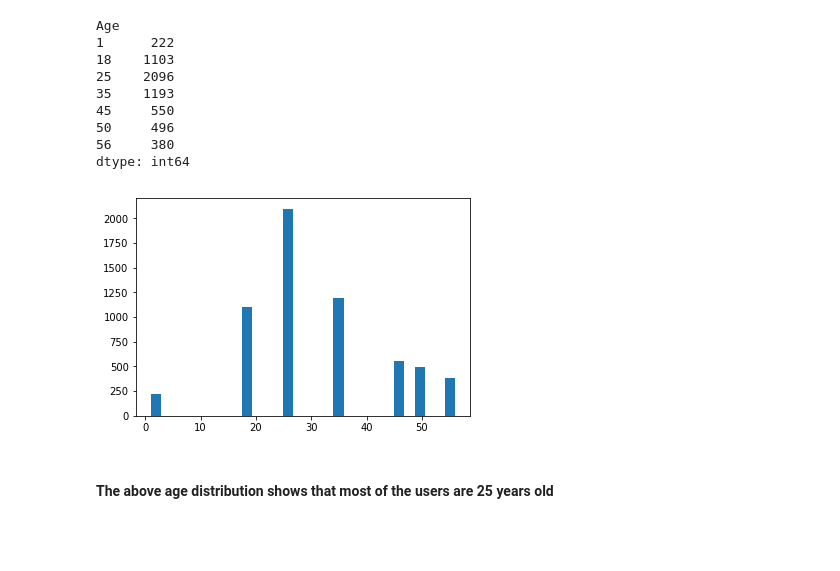
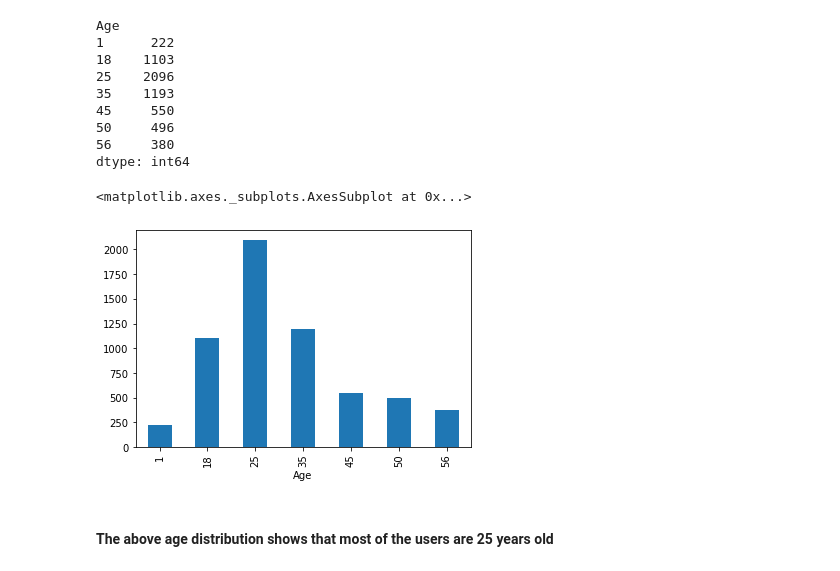
Before and after one commit to sameerq08/MovieLens, a Jupyter notebook: MovieLens Project For Submission.ipynb, the cells around one changed output. Drawn from its saved outputs; the diff is of its cells as text; code cells hidden in the pictures; blank space fills up the shorter version.

```diff
--- a/MovieLens Project For Submission.ipynb
+++ b/MovieLens Project For Submission.ipynb
@@ -179,7 +217,7 @@ dtype: int64
 # %% [markdown]
 ### User Age Distribution
 # %%
-age_group = users_data.groupby('Age').size()
+age_group = df_users.groupby('Age').size()
 age_group
 # %% [output]
 Age
@@ -191,11 +229,11 @@ Age
 50     496
 56     380
 dtype: int64
-# %%
-plt.hist(data=age_group,x=users_data.Age, bins=30)
-plt.show()
-# %% [output]
-[figure, removed]
+# %%
+age_group.plot(kind='bar', x=df_users.Age, y=age_group)
+# %% [output]
+<matplotlib.axes._subplots.AxesSubplot at 0x...>
+[figure, added]
 # %% [markdown]
 #### The above age distribution shows that most of the users are 25 years old
 # %% [markdown]
```
Also changed, not shown: parts of 45 cells of this notebook.
